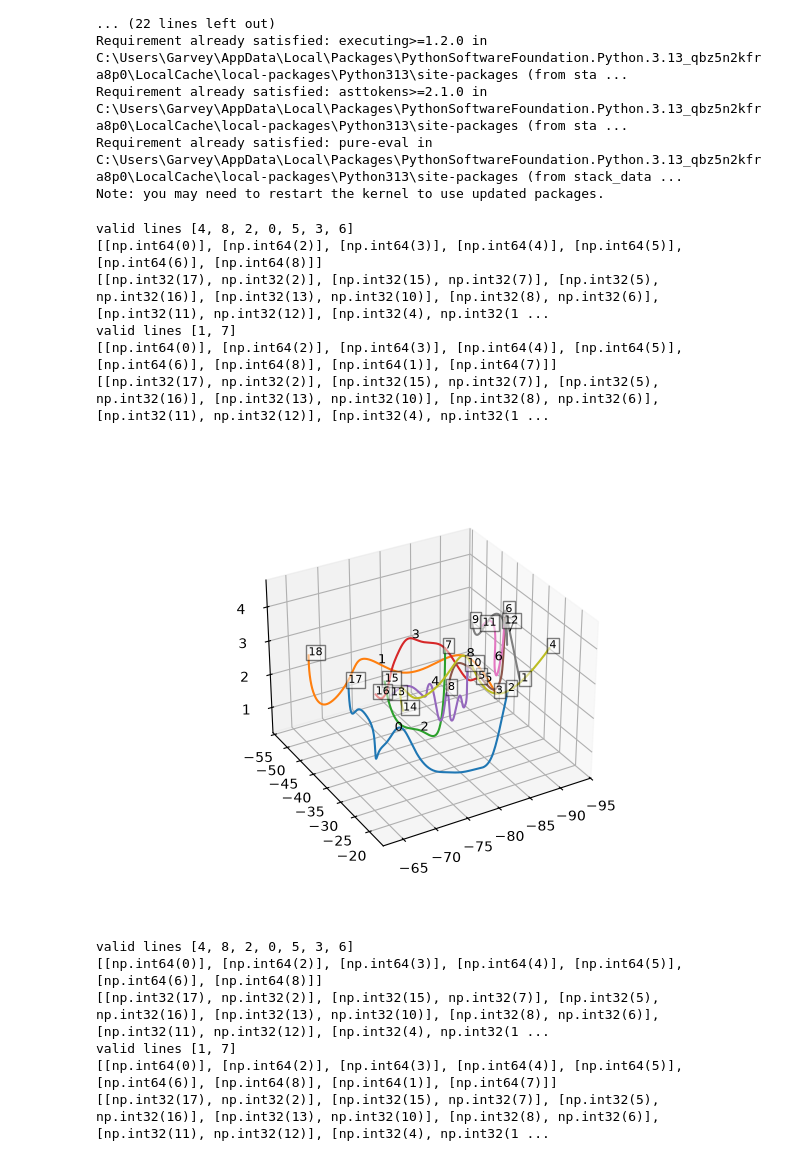
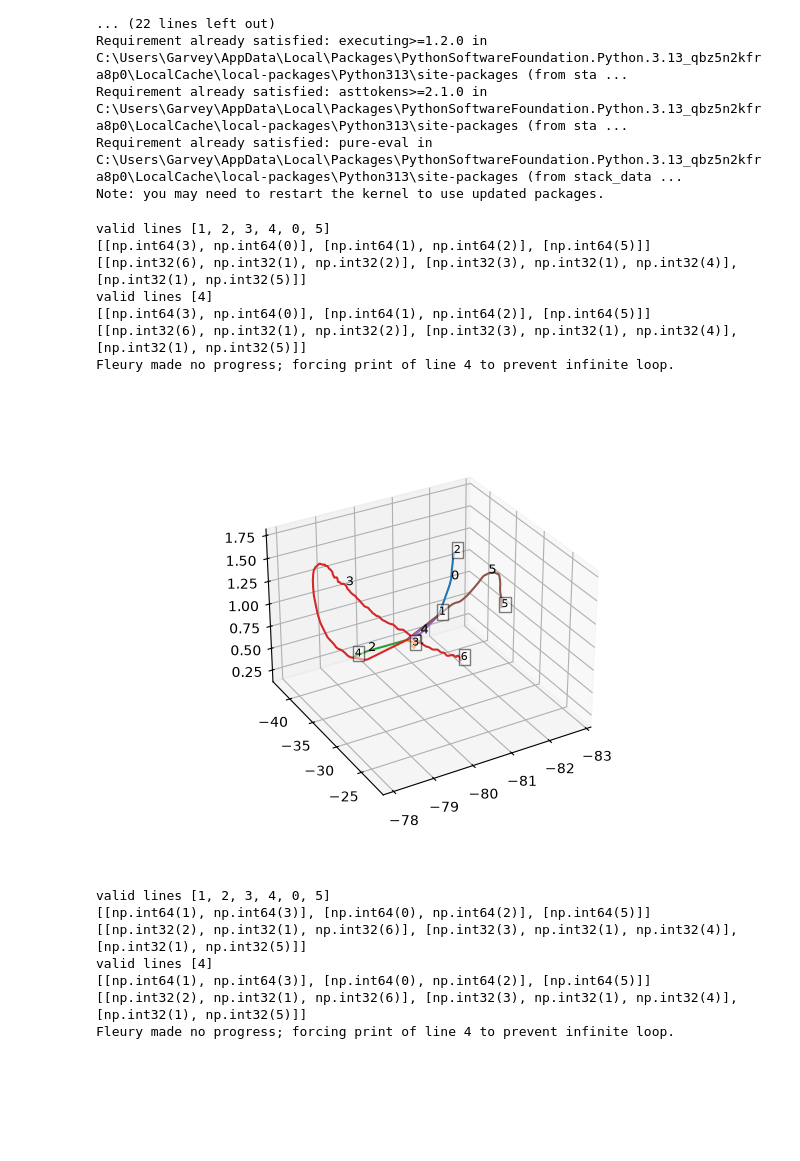
Before and after one commit to joeforth/fractal_slicer, a Jupyter notebook: fractal_slicer_version_debugged.ipynb, the cells around one changed output. Saved outputs shown, nothing was run; the diff lists cells and outputs as text; code cells hidden in the pictures; blank space fills up the shorter version.

Commit message:
Set output file location

```diff
--- a/fractal_slicer_version_debugged.ipynb
+++ b/fractal_slicer_version_debugged.ipynb
@@ -21,44 +21,46 @@ Note: you may need to restart the kernel to use updated packages.
 # %%
 %matplotlib widget
 from fracprint import processor_debugged as processor
 from fracprint import writer_debugged as writer
 
 # File settings
-filedir = './Rhino_isa/'       # Directory of the file you're loading
-filename = 'network2.txt'   # Name of the file you're loading
-fileout = 'network3.gcode'          # Name of the output file
+filedir = './Rhino_garv/'       # Directory of the file you're loading
+filename = 'Aorta.txt'   # Name of the file you're loading
+fileout = filedir + 'Aorta2.gcode'          # Name of the output file
 
 # Print settings
 d = 0.8                    # Target fibril diameter in mm
 x_offset, y_offset = -80, -35  # Offset of the print from the origin                ##CALIBRATE   #changed to get back on plate
 bed_temperature = 0        # Bed temperature in degrees C
 floor = -50               # z-coord at which nozzle hits printbed in mm      ##CALIBRATE
 z_min = -50                # Minimum z-coord for the print in mm              ##CALIBRATE
 roof = 0                   # Height to retract printhead to at end of print
 f_print = 200              # Printhead speed in mm / min
 E_clean = 10                # Amount to extrude in cleaning line
 
 # Write to file
 settings = processor.build_settings(filedir, filename, fileout, d, x_offset, y_offset, bed_temperature, floor, z_min, roof, f_print, E_clean)
 df, line_order_grouped = processor.shape_prep(settings)
 df_print = writer.gcode_writer(df, settings, line_order_grouped)
 
 # animation
 data_frame, terminal_points, nodes = processor.node_finder(df)
 eline_order, enode_order, eline_order_grouped, enode_order_grouped= processor.eulerficator(data_frame, terminal_points, nodes)
 
 ani = processor.node_plotter(data_frame, terminal_points, eline_order, enode_order, enode_order_grouped)
 # %% [output]
-valid lines [4, 8, 2, 0, 5, 3, 6]
-[[np.int64(0)], [np.int64(2)], [np.int64(3)], [np.int64(4)], [np.int64(5)], [np.int64(6)], [np.int64(8)]]
-[[np.int32(17), np.int32(2)], [np.int32(15), np.int32(7)], [np.int32(5), np.int32(16)], [np.int32(13), np.int32(10)], [np.int32(8), np.int32(6)], [np.int32(11), np.int32(12)], [np.int32(4), np.int32(1 ...
-valid lines [1, 7]
-[[np.int64(0)], [np.int64(2)], [np.int64(3)], [np.int64(4)], [np.int64(5)], [np.int64(6)], [np.int64(8)], [np.int64(1)], [np.int64(7)]]
-[[np.int32(17), np.int32(2)], [np.int32(15), np.int32(7)], [np.int32(5), np.int32(16)], [np.int32(13), np.int32(10)], [np.int32(8), np.int32(6)], [np.int32(11), np.int32(12)], [np.int32(4), np.int32(1 ...
+valid lines [1, 2, 3, 4, 0, 5]
+[[np.int64(3), np.int64(0)], [np.int64(1), np.int64(2)], [np.int64(5)]]
+[[np.int32(6), np.int32(1), np.int32(2)], [np.int32(3), np.int32(1), np.int32(4)], [np.int32(1), np.int32(5)]]
+valid lines [4]
+[[np.int64(3), np.int64(0)], [np.int64(1), np.int64(2)], [np.int64(5)]]
+[[np.int32(6), np.int32(1), np.int32(2)], [np.int32(3), np.int32(1), np.int32(4)], [np.int32(1), np.int32(5)]]
+Fleury made no progress; forcing print of line 4 to prevent infinite loop.
-[figure, old version]
+[figure, new version]
-valid lines [4, 8, 2, 0, 5, 3, 6]
-[[np.int64(0)], [np.int64(2)], [np.int64(3)], [np.int64(4)], [np.int64(5)], [np.int64(6)], [np.int64(8)]]
-[[np.int32(17), np.int32(2)], [np.int32(15), np.int32(7)], [np.int32(5), np.int32(16)], [np.int32(13), np.int32(10)], [np.int32(8), np.int32(6)], [np.int32(11), np.int32(12)], [np.int32(4), np.int32(1 ...
-valid lines [1, 7]
-[[np.int64(0)], [np.int64(2)], [np.int64(3)], [np.int64(4)], [np.int64(5)], [np.int64(6)], [np.int64(8)], [np.int64(1)], [np.int64(7)]]
-[[np.int32(17), np.int32(2)], [np.int32(15), np.int32(7)], [np.int32(5), np.int32(16)], [np.int32(13), np.int32(10)], [np.int32(8), np.int32(6)], [np.int32(11), np.int32(12)], [np.int32(4), np.int32(1 ...
+valid lines [1, 2, 3, 4, 0, 5]
+[[np.int64(1), np.int64(3)], [np.int64(0), np.int64(2)], [np.int64(5)]]
+[[np.int32(2), np.int32(1), np.int32(6)], [np.int32(3), np.int32(1), np.int32(4)], [np.int32(1), np.int32(5)]]
+valid lines [4]
+[[np.int64(1), np.int64(3)], [np.int64(0), np.int64(2)], [np.int64(5)]]
+[[np.int32(2), np.int32(1), np.int32(6)], [np.int32(3), np.int32(1), np.int32(4)], [np.int32(1), np.int32(5)]]
+Fleury made no progress; forcing print of line 4 to prevent infinite loop.
```
Also changed, not shown: parts of 1 cell of this notebook.
